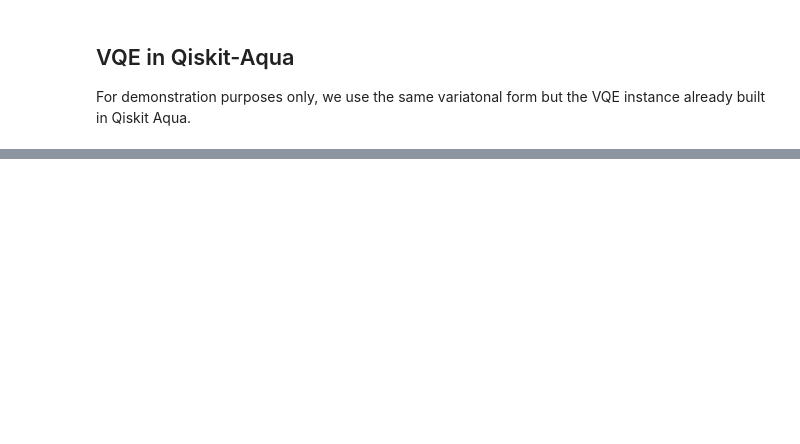
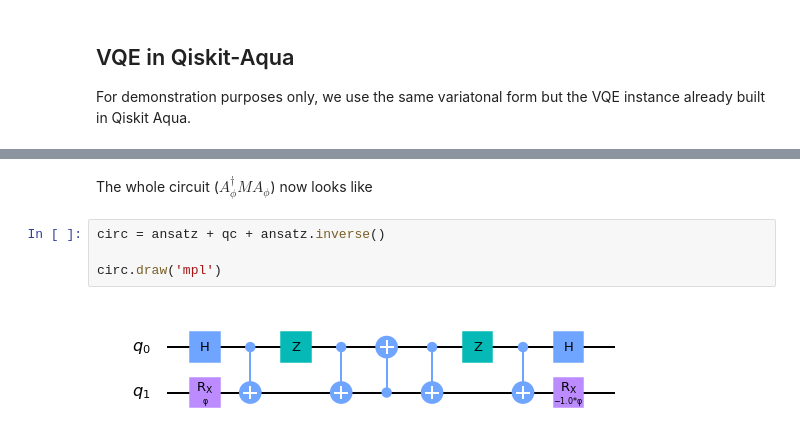
Before and after one commit to georgios-ts/qc-mentorship, a Jupyter notebook: task_4/task_4.ipynb, the cells around one changed output, grey strips where cells are left out. Drawn from its saved outputs; the diff is of its cells as text; blank space fills up the shorter version.

```diff
--- a/task_4/task_4.ipynb
+++ b/task_4/task_4.ipynb
@@ -236,0 +295,8 @@ Lowest eigenvalue:  (-1+0j)
+# %% [markdown]
+The whole circuit ($ A_{\phi}^{\dagger} M A_{\phi} $) now looks like
+# %%
+circ = ansatz + qc + ansatz.inverse()
+
+circ.draw('mpl')
+# %% [output]
+[figure, added]
```
Also changed, not shown: parts of 22 cells of this notebook.
